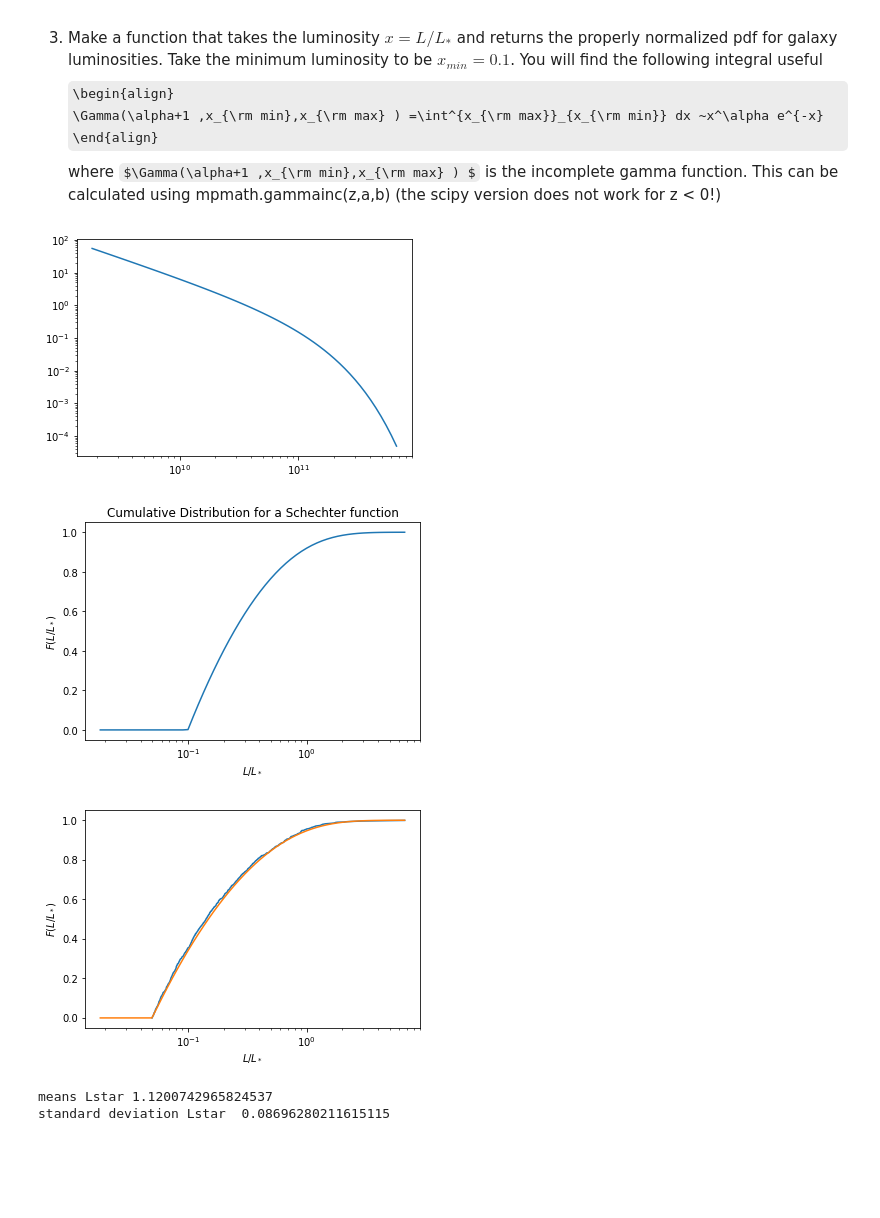
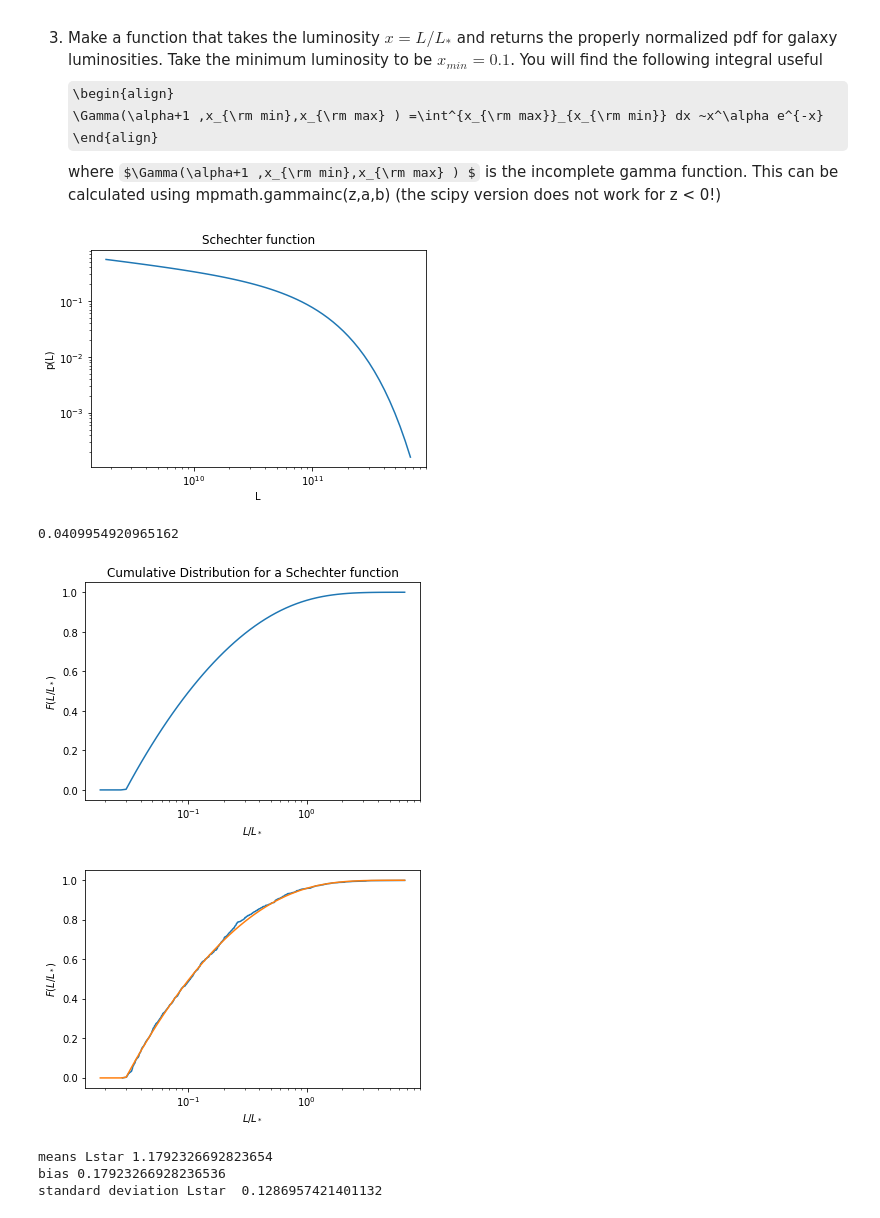
Before and after one commit to rbmetcalf/Practical-Statistics, a Jupyter notebook: tutorials/tut_03.ipynb, the cells around one changed output. Saved outputs shown, nothing was run; the diff lists cells and outputs as text; code cells hidden in the pictures; some formulas as TeX source; blank space fills up the shorter version.

```diff
--- a/tutorials/tut_03.ipynb
+++ b/tutorials/tut_03.ipynb
@@ -81,43 +82,50 @@ You will find the following integral useful
 where $\Gamma(\alpha+1 ,x_{\rm min},x_{\rm max} ) $ is the incomplete gamma function.  This can be calculated using mpmath.gammainc(z,a,b) (the scipy version does not work for z < 0!)
 # %%
 Lstar = 1.0e11
+alpha = -1.25
+#alpha = 1.01
+xmin = 0.03
+
 import mpmath
 
-# hint: use mpmath.gammainc(-0.25,a,b)
+# hint: use mpmath.gammainc(alpha + 1,a,b)
 
 def schechter(x) :
-    return x**(-1.23)*np.exp(-x)/mpmath.gammainc(-0.25,xmin)
+    return x**(alpha)*np.exp(-x)/mpmath.gammainc(alpha+1,xmin)
 
 schechterV = np.vectorize(schechter)  ## vectorize the function so that it will take a vector
 
 # Make a plot of the pdf.  To make it look good you will probably need to
 # use plt.x(y)scale('log') to plot it in log scale. Label the axis.
 
 lnx = np.arange(-4,2,0.1) # evenly spaced in log
 x = np.exp(lnx)
 
-p = schechterV(x)
+p = schechterV(x)*x
 L = x*Lstar
 
 plt.plot(L,p)
 plt.xscale('log')
 plt.yscale('log')
+plt.ylabel('p(L)')
+plt.xlabel('L')
+plt.title('Schechter function')
 plt.show()
 # %% [output]
-[figure, old version]
+[figure, new version]
 # %%
 #4) Make a function that returns the cumulative distribution for L/Lstar.
 # Call it F. Plot it.
 
 
-xmin = 0.1
 def F(xx) :
     if(xx < xmin) :
         return 0.0
-    return mpmath.gammainc(-0.25,xmin,xx)/mpmath.gammainc(-0.25,xmin)
+    return mpmath.gammainc(1+alpha,xmin,xx)/mpmath.gammainc(1+alpha,xmin)
 
 FV = np.vectorize(F)
 
+print 1-F(1)
 ## plot the cumulative distribution using the same vector x above.
 ## It should go from 0 to 1. Put some labels on it.
 
@@ -132,11 +140,12 @@ plt.title('Cumulative Distribution for a Schechter function')
 
 plt.show()
 # %% [output]
+0.0409954920965162
-[figure, old version]
+[figure, new version]
 # %%
 ## Now we can invert the cumulative numerically using the interpolation function
 def quantile(u) :
-    return np.interp(u,f,np.exp(x))
+    return np.interp(u,f,np.log(x))
 
 ## Now we can draw randomly from the schechter distribution by passing
 ## uniform random numbers into the quantile function.
@@ -149,7 +158,7 @@ lnx = quantile(u)
 lnx = np.sort(lnx)
 y = np.arange(0.0,len(lnx),1)/len(lnx)
 
-plt.plot(np.log(lnx),y)
+plt.plot(np.exp(lnx),y)
 plt.xscale('log')
 
 
@@ -160,16 +169,20 @@ plt.ylabel(r'$F(L/L_*)$')
 
 plt.show()
 # %% [output]
-[figure, old version]
+[figure, new version]
 # %%
-# 5) Now that we have a way of generating random luminosities we can.
-#   Find the bias and variance of the estimator for L* given above.
-#   Do 1000 random data sets of 20 galaxies each and find the bias and
+# 5) Now that we have a way of generating random luminosities we can
+#   find the bias and variance of the estimator for L* given above.
+#   Do 10000 random data sets of 20 galaxies each and find the bias and
 #   variance.
 
+Nboot = 10000
+Nsample = 200
 
-Nboot = 10000
-Nsample = 20
+#q = np.array([F(1.0)])
+#def estimator(xx) :
+#    y = np.sort(xx)
+#    return y[ int( (len(y)-1)*q +0.5)  ]
 
 Lstar_estimates = np.empty(Nboot)
 for i in range(Nboot) :
@@ -178,12 +191,16 @@ for i in range(Nboot) :
     lnx = quantile(u)
     L = np.exp(lnx)
 
-    Lstar_estimates[i] = ( 1.25*np.mean(L**-1.25)/0.25)**(-1.0/1.25)
+    Lstar_estimates[i] = ( alpha*np.mean(L)/(alpha + 1) )
+
+    #Lstar_estimates[i] = estimator(L)
 
 print 'means Lstar',np.mean(Lstar_estimates)
+print 'bias',np.mean(Lstar_estimates) - 1
 print 'standard deviation Lstar ',np.std(Lstar_estimates)
 # %% [output]
-means Lstar 1.1200742965824537
-standard deviation Lstar  0.08696280211615115
+means Lstar 1.1792326692823654
+bias 0.17923266928236536
+standard deviation Lstar  0.1286957421401132
 # %%
 # 6) If you lower the minimum luminosity from 0.1 L_* to 0.05 L_* does the bias change ?
```
Also changed, not shown: parts of 4 cells of this notebook.
